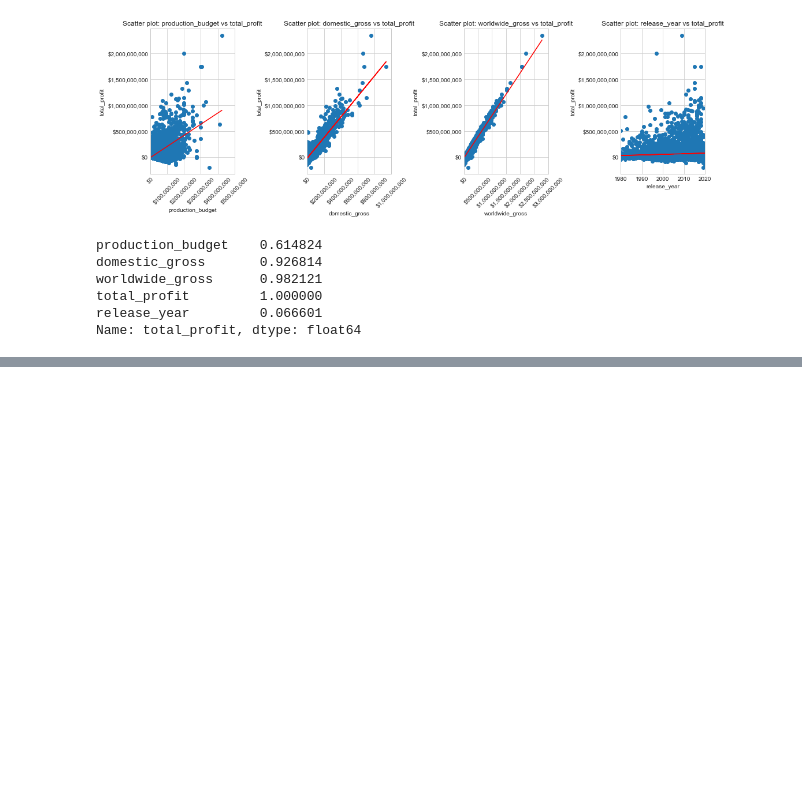
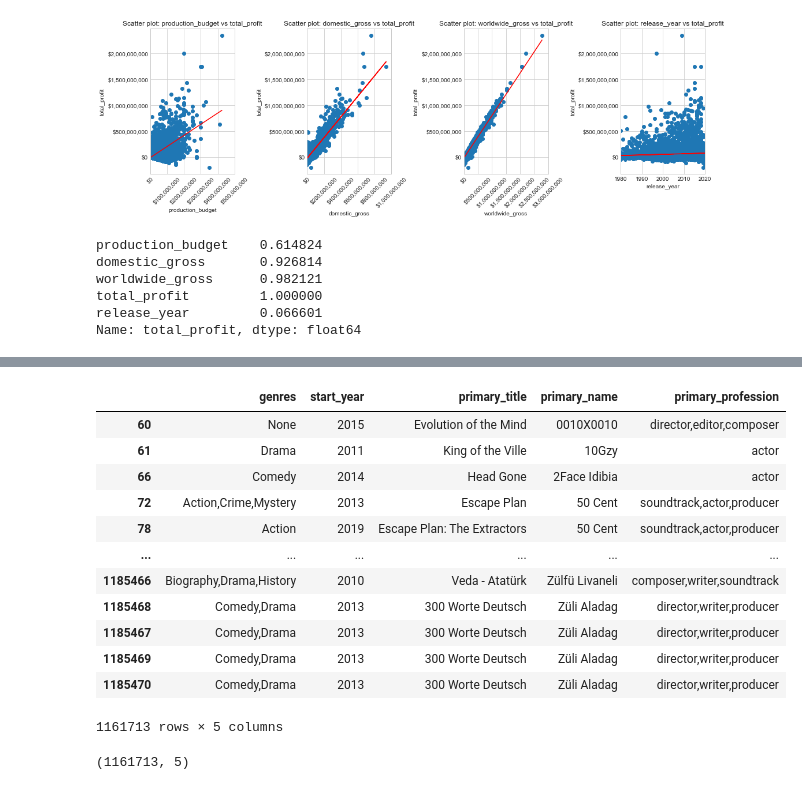
Before and after one commit to chrismiley87/dsc-phase-2-project-v3, a Jupyter notebook: student.ipynb, the cells around one changed output, grey strips where cells are left out. Cells and saved outputs as stored; diff of their text form; code cells hidden in the pictures; blank space fills up the shorter version.

```diff
--- a/student.ipynb
+++ b/student.ipynb
@@ -472,0 +421,3 @@ merged_actor_profit_df
+# %%
+#drop missing values
+filtered_movie_df = filtered_movie_df.dropna(subset=['primary_profession'])
@@ -472,0 +433,22 @@ merged_actor_profit_df
+# %%
+#inspect edited dataframe
+filtered_movie_df
+# %% [output]
+|  | genres | start_year | primary_title | primary_name | primary_profession |
+| 60 | None | 2015 | Evolution of the Mind | 0010X0010 | director,editor,composer |
+| 61 | Drama | 2011 | King of the Ville | 10Gzy | actor |
+| 66 | Comedy | 2014 | Head Gone | 2Face Idibia | actor |
+| 72 | Action,Crime,Mystery | 2013 | Escape Plan | 50 Cent | soundtrack,actor,producer |
+| 78 | Action | 2019 | Escape Plan: The Extractors | 50 Cent | soundtrack,actor,producer |
+| ... | ... | ... | ... | ... | ... |
+| 1185466 | Biography,Drama,History | 2010 | Veda - Atatürk | Zülfü Livaneli | composer,writer,soundtrack |
+| 1185468 | Comedy,Drama | 2013 | 300 Worte Deutsch | Züli Aladag | director,writer,producer |
+| 1185467 | Comedy,Drama | 2013 | 300 Worte Deutsch | Züli Aladag | director,writer,producer |
+| 1185469 | Comedy,Drama | 2013 | 300 Worte Deutsch | Züli Aladag | director,writer,producer |
+| 1185470 | Comedy,Drama | 2013 | 300 Worte Deutsch | Züli Aladag | director,writer,producer |
+1161713 rows × 5 columns
+# %%
+#inspect size of the dataframe
+filtered_movie_df.shape
+# %% [output]
+(1161713, 5)
```
Also changed, not shown: parts of 58 cells of this notebook.
